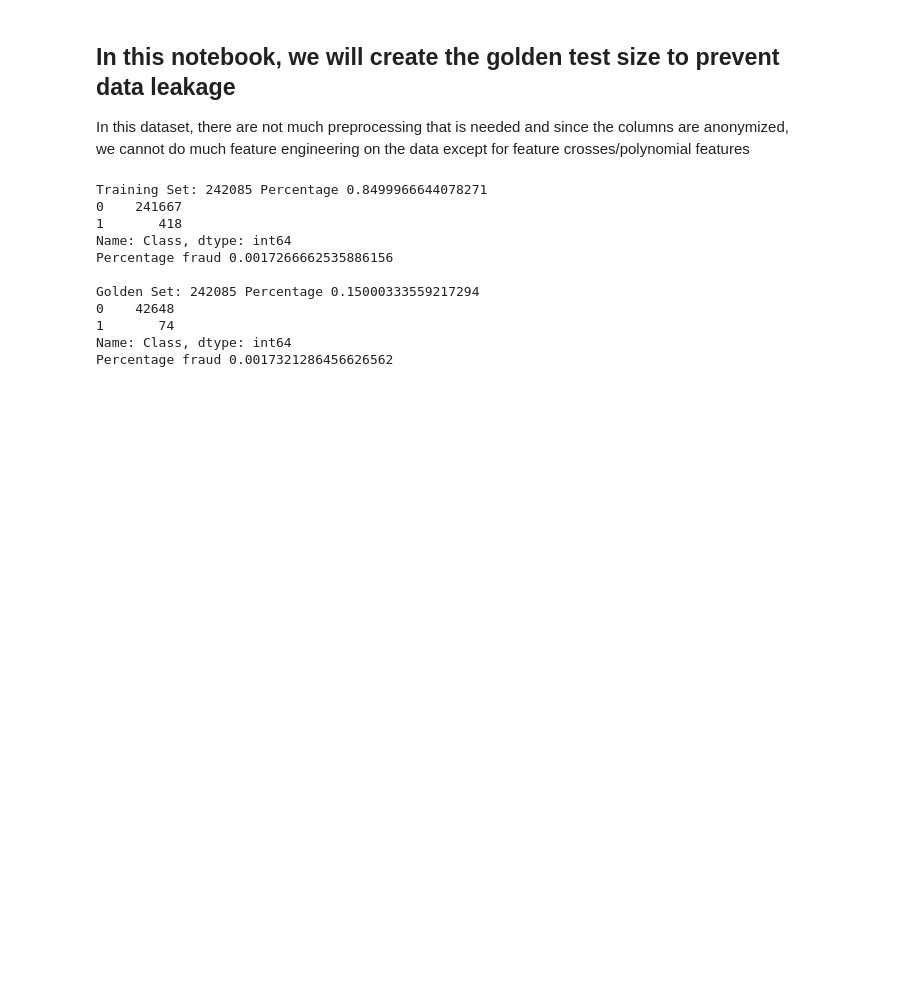
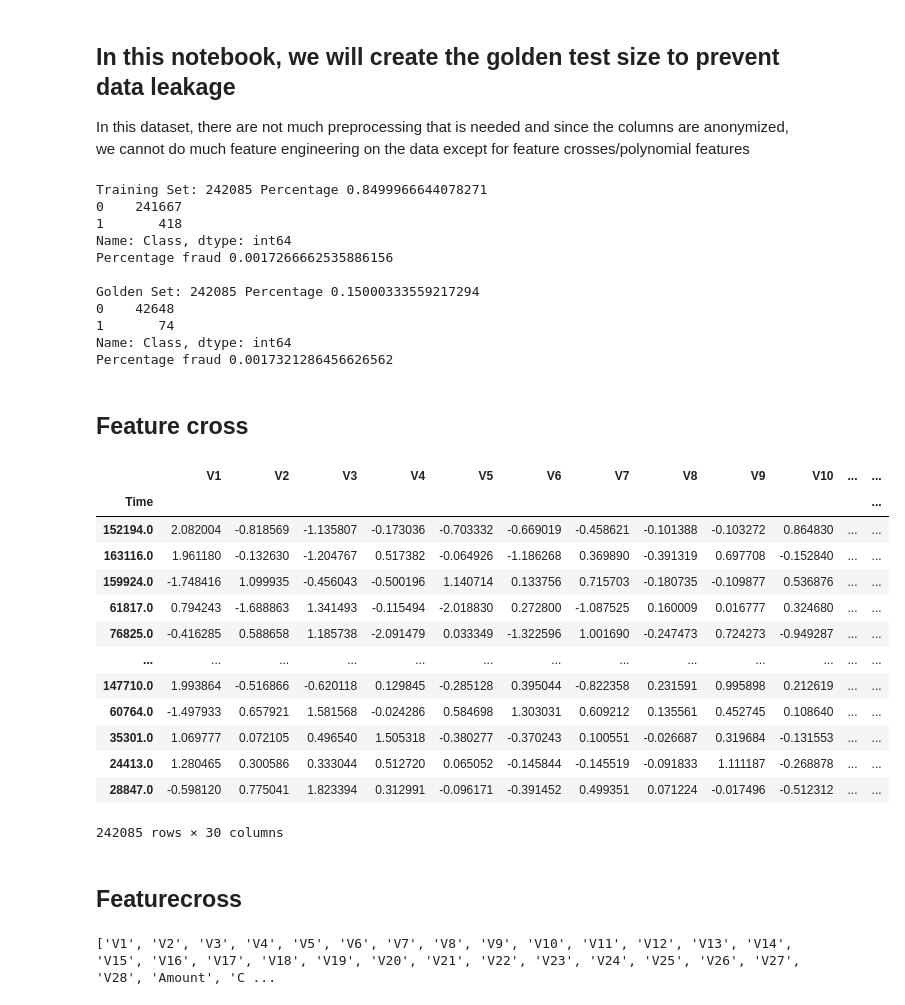
Before and after one commit to tzz89/fraud_detection, a Jupyter notebook: notebooks/Transform.ipynb, the cells around one changed output. Cells and saved outputs as stored; diff of their text form; code cells hidden in the pictures; blank space fills up the shorter version.

```diff
--- a/notebooks/Transform.ipynb
+++ b/notebooks/Transform.ipynb
@@ -34,3 +40,28 @@ Golden Set: 242085 Percentage 0.15000333559217294
 1       74
 Name: Class, dtype: int64
 Percentage fraud 0.0017321286456626562
+# %% [markdown]
+## Feature cross
+# %%
+train_df
+# %% [output]
+|  | V1 | V2 | V3 | V4 | V5 | V6 | V7 | V8 | V9 | V10 | ... | ... |
+| Time |  |  |  |  |  |  |  |  |  |  |  | ... |
+| 152194.0 | 2.082004 | -0.818569 | -1.135807 | -0.173036 | -0.703332 | -0.669019 | -0.458621 | -0.101388 | -0.103272 | 0.864830 | ... | ... |
+| 163116.0 | 1.961180 | -0.132630 | -1.204767 | 0.517382 | -0.064926 | -1.186268 | 0.369890 | -0.391319 | 0.697708 | -0.152840 | ... | ... |
+| 159924.0 | -1.748416 | 1.099935 | -0.456043 | -0.500196 | 1.140714 | 0.133756 | 0.715703 | -0.180735 | -0.109877 | 0.536876 | ... | ... |
+| 61817.0 | 0.794243 | -1.688863 | 1.341493 | -0.115494 | -2.018830 | 0.272800 | -1.087525 | 0.160009 | 0.016777 | 0.324680 | ... | ... |
+| 76825.0 | -0.416285 | 0.588658 | 1.185738 | -2.091479 | 0.033349 | -1.322596 | 1.001690 | -0.247473 | 0.724273 | -0.949287 | ... | ... |
+| ... | ... | ... | ... | ... | ... | ... | ... | ... | ... | ... | ... | ... |
+| 147710.0 | 1.993864 | -0.516866 | -0.620118 | 0.129845 | -0.285128 | 0.395044 | -0.822358 | 0.231591 | 0.995898 | 0.212619 | ... | ... |
+| 60764.0 | -1.497933 | 0.657921 | 1.581568 | -0.024286 | 0.584698 | 1.303031 | 0.609212 | 0.135561 | 0.452745 | 0.108640 | ... | ... |
+| 35301.0 | 1.069777 | 0.072105 | 0.496540 | 1.505318 | -0.380277 | -0.370243 | 0.100551 | -0.026687 | 0.319684 | -0.131553 | ... | ... |
+| 24413.0 | 1.280465 | 0.300586 | 0.333044 | 0.512720 | 0.065052 | -0.145844 | -0.145519 | -0.091833 | 1.111187 | -0.268878 | ... | ... |
+| 28847.0 | -0.598120 | 0.775041 | 1.823394 | 0.312991 | -0.096171 | -0.391452 | 0.499351 | 0.071224 | -0.017496 | -0.512312 | ... | ... |
+242085 rows × 30 columns
+# %% [markdown]
+## Featurecross
+# %%
+generate_golden_test("data/creditcard.csv", "Class", "data", feature_cross=True, train_filename="train_feature_cross.csv", golden_filename="golden_feature_cross.csv")
+# %% [output]
+['V1', 'V2', 'V3', 'V4', 'V5', 'V6', 'V7', 'V8', 'V9', 'V10', 'V11', 'V12', 'V13', 'V14', 'V15', 'V16', 'V17', 'V18', 'V19', 'V20', 'V21', 'V22', 'V23', 'V24', 'V25', 'V26', 'V27', 'V28', 'Amount', 'C ...
```
Also changed, not shown: parts of 2 cells of this notebook, 11 other files.
